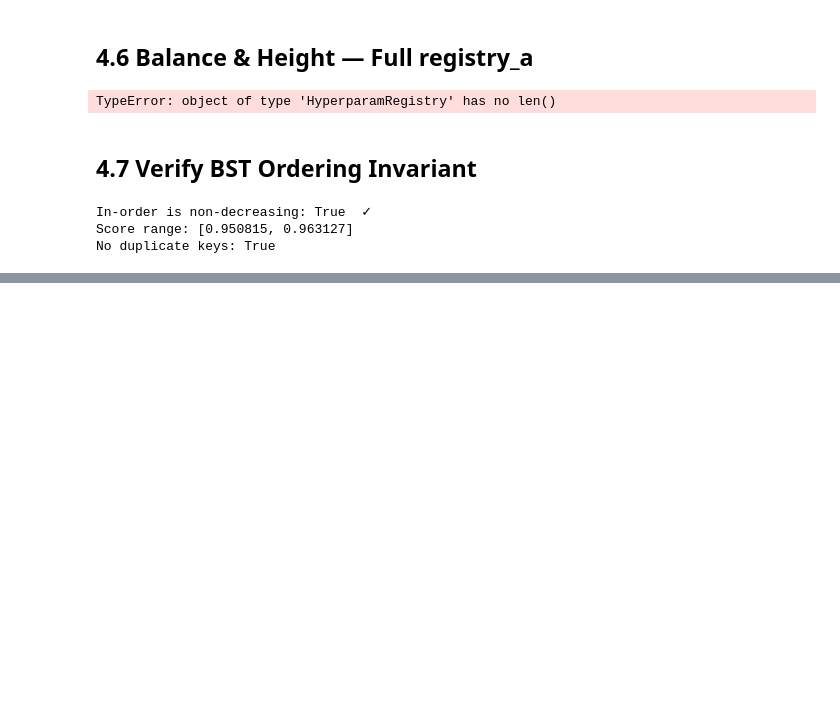
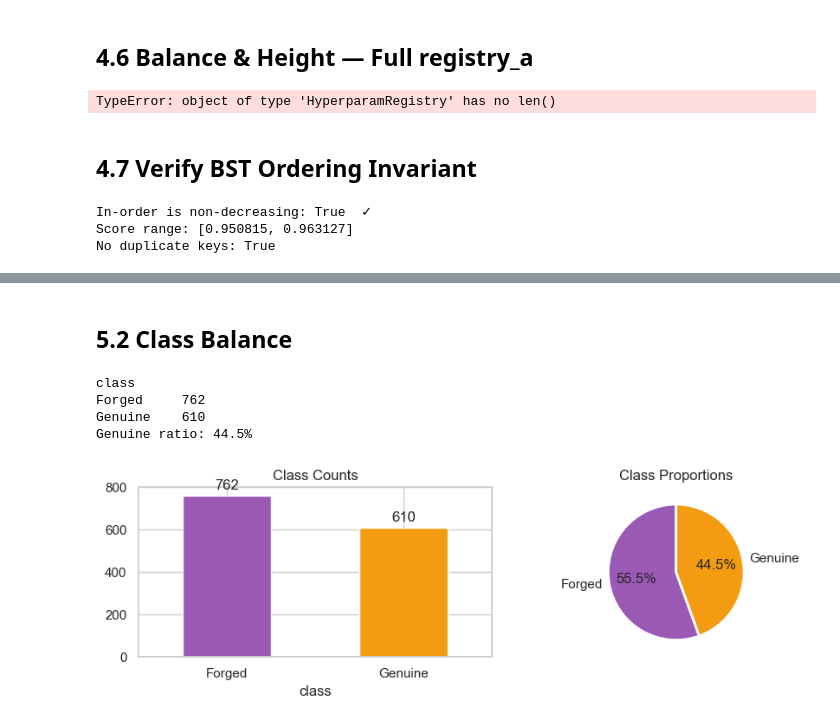
Before and after one commit to ArmanAhmed00/BST-Backed-Hyperparameter-Optimiser-with-Transfer-Analysis, a Jupyter notebook: capstone_project/notebook/capstone.ipynb, the cells around one changed output, grey strips where cells are left out. Cells and saved outputs as stored; diff of their text form; code cells hidden in the pictures; blank space fills up the shorter version.

Commit message:
Banknote Authentication

```diff
--- a/capstone_project/notebook/capstone.ipynb
+++ b/capstone_project/notebook/capstone.ipynb
@@ -705,0 +734,6 @@ No duplicate keys: True
+# %%
+BANKNOTE_PATH = "/Users/arman/Documents/Project/BST-Backed-Hyperparameter-Optimiser-with-Transfer-Analysis/capstone_project/ript/banknote.csv"
+df_b = pd.read_csv(BANKNOTE_PATH)
+print(f"Shape  : {df_b.shape}")
+print(f"Missing: {df_b.isnull().sum().sum()}")
+df_b.head()
@@ -705,0 +761,22 @@ No duplicate keys: True
+# %% [markdown]
+## 5.2 Class Balance
+# %%
+counts_b = df_b['class'].value_counts().rename({1:'Genuine', 0:'Forged'})
+print(counts_b.to_string())
+print(f"Genuine ratio: {counts_b.get('Genuine',0)/len(df_b):.1%}")
+
+fig, axes = plt.subplots(1, 2, figsize=(9, 3))
+counts_b.plot.bar(ax=axes[0], color=['#9b59b6','#f39c12'], edgecolor='white', width=0.5)
+axes[0].set_title("Class Counts"); axes[0].bar_label(axes[0].containers[0], padding=3)
+plt.setp(axes[0].get_xticklabels(), rotation=0)
+axes[1].pie(counts_b, labels=counts_b.index, autopct='%1.1f%%',
+            colors=['#9b59b6','#f39c12'], startangle=90,
+            wedgeprops=dict(edgecolor='white', linewidth=2))
+axes[1].set_title("Class Proportions")
+plt.tight_layout(); plt.show()
+# %% [output]
+class
+Forged     762
+Genuine    610
+Genuine ratio: 44.5%
+[figure, added]
```
Also changed, not shown: parts of 17 cells of this notebook, 1 other file.
